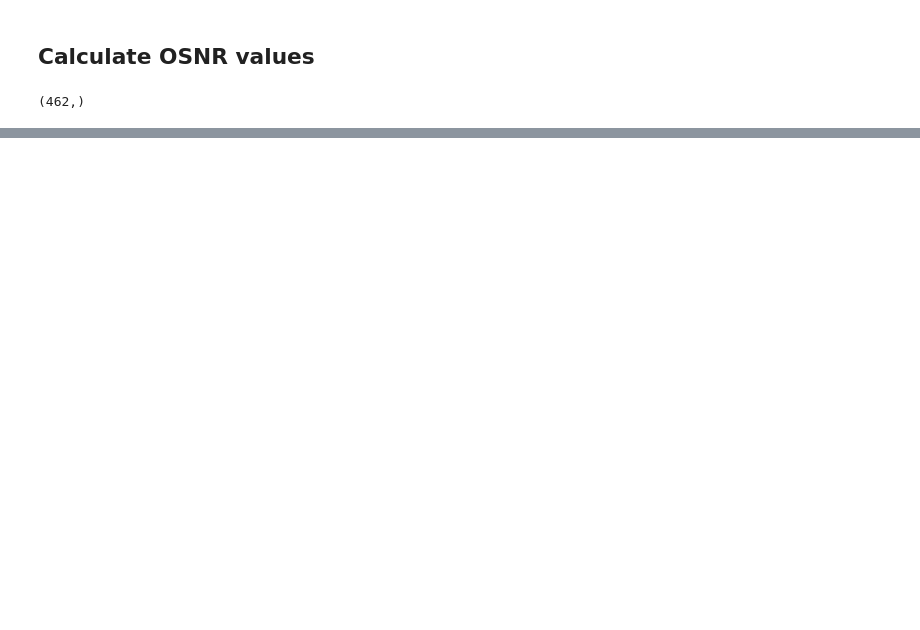
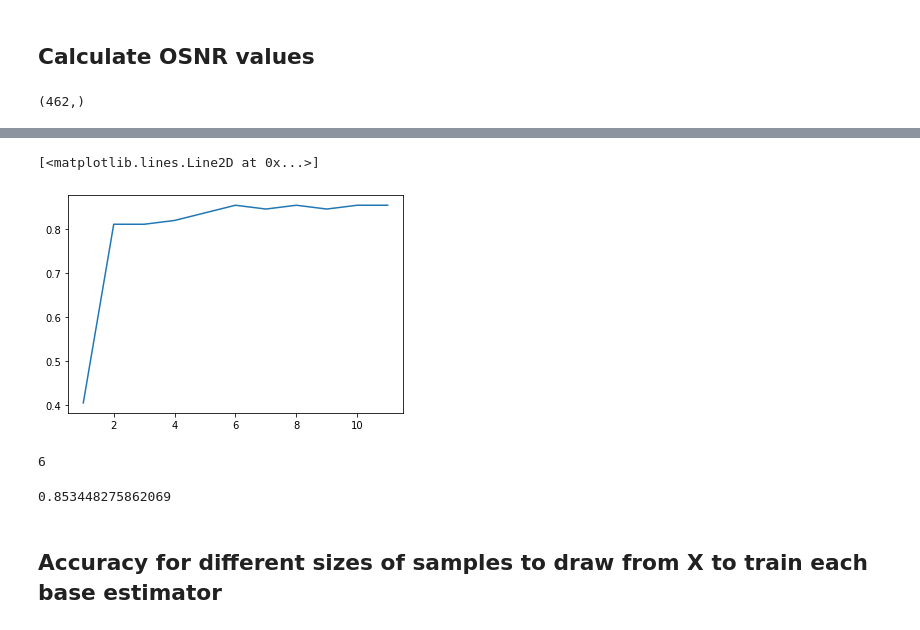
Before and after one commit to paatrycjaa/QoT_estimation, a Jupyter notebook: Testing.ipynb, the cells around one changed output, grey strips where cells are left out. Cells and saved outputs as stored; diff of their text form; code cells hidden in the pictures; blank space fills up the shorter version.

```diff
--- a/Testing.ipynb
+++ b/Testing.ipynb
@@ -232,0 +303,27 @@ array([2., 2., 2., 2., 1., 0., 0., 2., 2., 1., 0., 1., 0., 0., 1., 2., 1.,
+# %%
+Depth_values=[]
+acc_values=[]
+# %%
+for n in range(1,12):
+    rf = RandomForestRegressor(n_estimators =best_treeN ,max_depth=n,max_samples=n,max_features="auto", random_state = 42)
+    rf.fit(X_train, Y_train);
+    predictions = rf.predict(X_test)
+    predictions=np.round(predictions,0)
+    acc_values.append(np.sum(predictions==Y_test)/len(Y_test))
+    Depth_values.append(n)
+# %%
+plot(Depth_values,acc_values)
+# %% [output]
+[<matplotlib.lines.Line2D at 0x...>]
+[figure, added]
+# %%
+best_depth=[x for (x,y) in zip(Depth_values,acc_values) if y==max(acc_values)][0]
+best_depth
+# %% [output]
+6
+# %%
+max(acc_values)
+# %% [output]
+0.853448275862069
+# %% [markdown]
+## Accuracy for different sizes of samples to draw from X to train each base estimator
```
Also changed, not shown: parts of 42 cells of this notebook, 1 other file.
